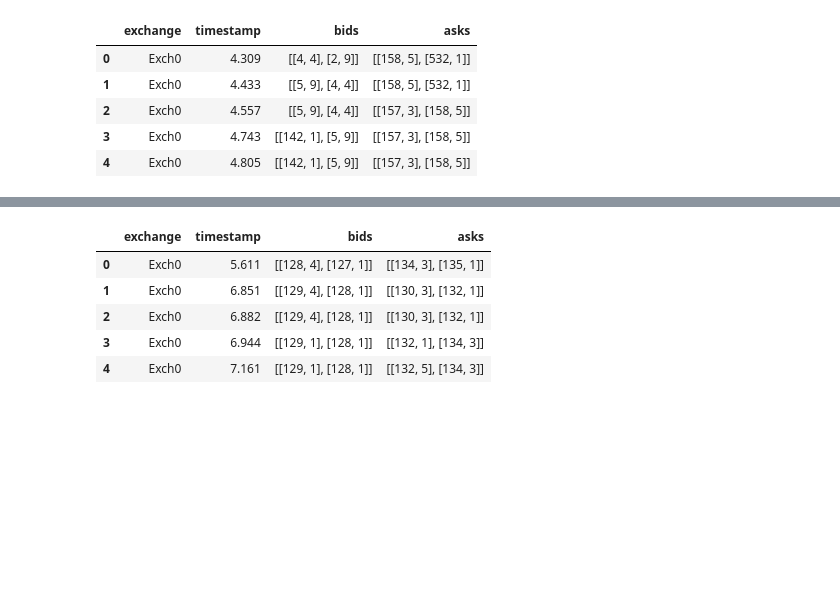
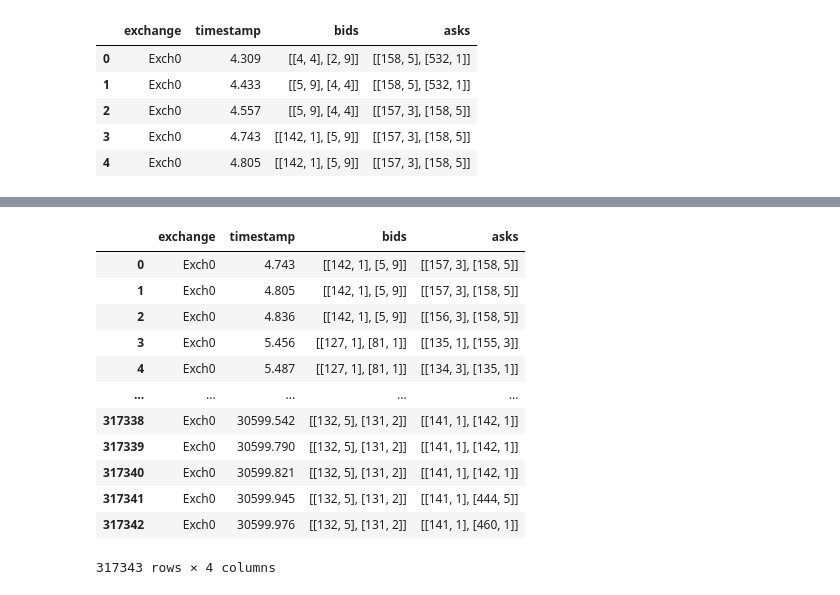
Before and after one commit to UoB-DSMP-2023-24/dsmp-2024-group17, a Jupyter notebook: LOB-cleaning.ipynb, the cells around one changed output, grey strips where cells are left out. Cells and saved outputs as stored; diff of their text form; code cells hidden in the pictures; blank space fills up the shorter version.

```diff
--- a/LOB-cleaning.ipynb
+++ b/LOB-cleaning.ipynb
@@ -81,28 +53,39 @@ df_bids_outliers.head()
-# %%
-all_ask_prices = [ask[0] for asks_list in df_bids_outliers['asks'] for ask in asks_list if asks_list]
-mean_price2 = np.mean(all_ask_prices)
-std_price2 = np.std(all_ask_prices)
-
-def remove_all_outliers(asks, threshold=3):
-    if not asks:
-        return False
-    # Calculate z-scores and filter out outliers
-    z_scores = [(abs(ask[0] - mean_price2) / std_price2) for ask in asks]
-
-    return all(z <= threshold for z in z_scores)
-
-# Apply the function to the 'asks' column and keep rows where no outliers are detected
-df_no_outliers = df_bids_outliers[df_bids_outliers['asks'].apply(lambda asks: remove_all_outliers(asks, 3))]
-
-# Reset the index after removing rows with outliers
-df_no_outliers = df_no_outliers.reset_index(drop=True)
-
-# Display the first few rows of the DataFrame with outliers removed
-df_no_outliers.head()
-# %% [output]
-|  | exchange | timestamp | bids | asks |
-| 0 | Exch0 | 5.611 | [[128, 4], [127, 1]] | [[134, 3], [135, 1]] |
-| 1 | Exch0 | 6.851 | [[129, 4], [128, 1]] | [[130, 3], [132, 1]] |
-| 2 | Exch0 | 6.882 | [[129, 4], [128, 1]] | [[130, 3], [132, 1]] |
-| 3 | Exch0 | 6.944 | [[129, 1], [128, 1]] | [[132, 1], [134, 3]] |
-| 4 | Exch0 | 7.161 | [[129, 1], [128, 1]] | [[132, 5], [134, 3]] |
+# %%
+def remove_max_bid_outliers(bids, mean_price, std_price, threshold=3):
+    if not bids:
+        return True
+    # Calculate z-score for the maximum bid price
+    max_bid_price = max(bid[0] for bid in bids)
+    z_score = abs(max_bid_price - mean_price) / std_price
+
+    # Return True if the z-score is within the threshold, indicating it's not an outlier
+    return z_score <= threshold
+
+# Calculate the mean and standard deviation for the maximum bid prices
+max_bid_prices = [max(bid[0] for bid in bids_list) for bids_list in df_filtered['bids'] if bids_list]
+mean_max_price = np.mean(max_bid_prices)
+std_max_price = np.std(max_bid_prices)
+
+# Filter the DataFrame rows
+df_filtered_no_max_outliers = df_filtered[df_filtered['bids'].apply(
+    lambda bids: remove_max_bid_outliers(bids, mean_max_price, std_max_price, 3)
+)]
+
+# Reset the index after the filter operation
+df_filtered_no_max_outliers = df_filtered_no_max_outliers.reset_index(drop=True)
+
+df_filtered_no_max_outliers
+# %% [output]
+|  | exchange | timestamp | bids | asks |
+| 0 | Exch0 | 4.743 | [[142, 1], [5, 9]] | [[157, 3], [158, 5]] |
+| 1 | Exch0 | 4.805 | [[142, 1], [5, 9]] | [[157, 3], [158, 5]] |
+| 2 | Exch0 | 4.836 | [[142, 1], [5, 9]] | [[156, 3], [158, 5]] |
+| 3 | Exch0 | 5.456 | [[127, 1], [81, 1]] | [[135, 1], [155, 3]] |
+| 4 | Exch0 | 5.487 | [[127, 1], [81, 1]] | [[134, 3], [135, 1]] |
+| ... | ... | ... | ... | ... |
+| 317338 | Exch0 | 30599.542 | [[132, 5], [131, 2]] | [[141, 1], [142, 1]] |
+| 317339 | Exch0 | 30599.790 | [[132, 5], [131, 2]] | [[141, 1], [142, 1]] |
+| 317340 | Exch0 | 30599.821 | [[132, 5], [131, 2]] | [[141, 1], [142, 1]] |
+| 317341 | Exch0 | 30599.945 | [[132, 5], [131, 2]] | [[141, 1], [444, 5]] |
+| 317342 | Exch0 | 30599.976 | [[132, 5], [131, 2]] | [[141, 1], [460, 1]] |
+317343 rows × 4 columns
```
Also changed, not shown: parts of 5 cells of this notebook.
